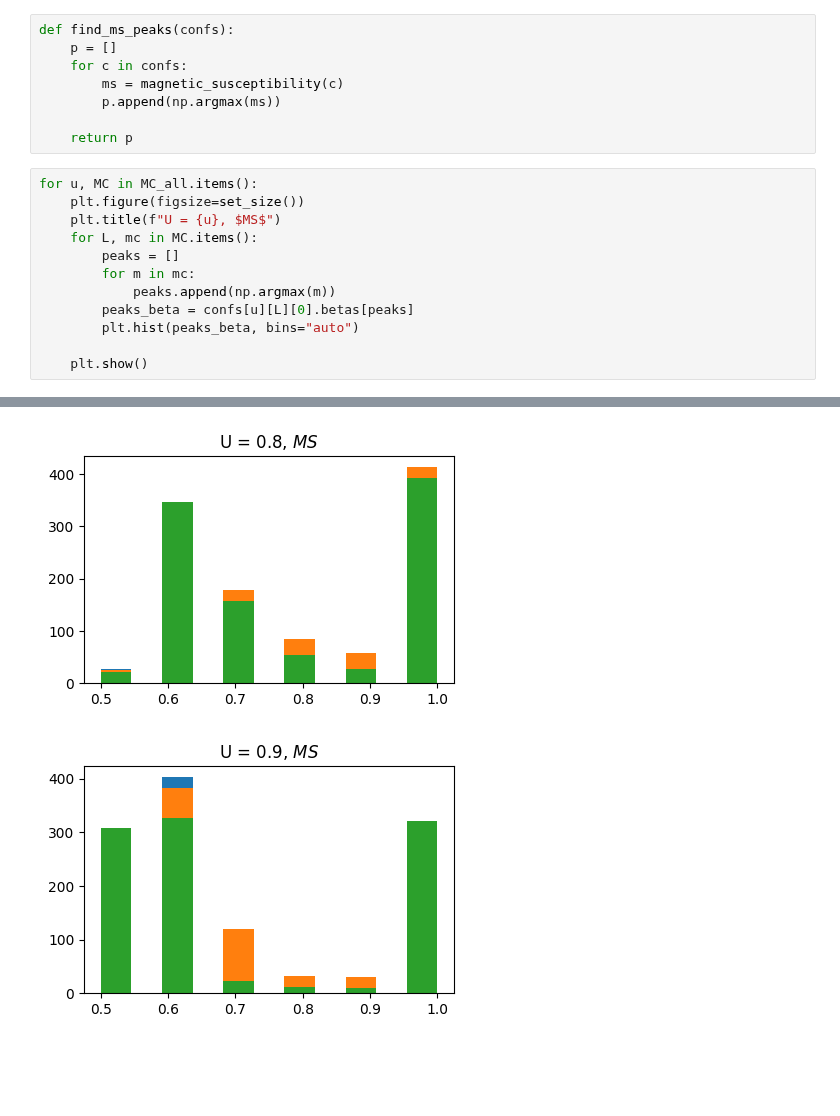
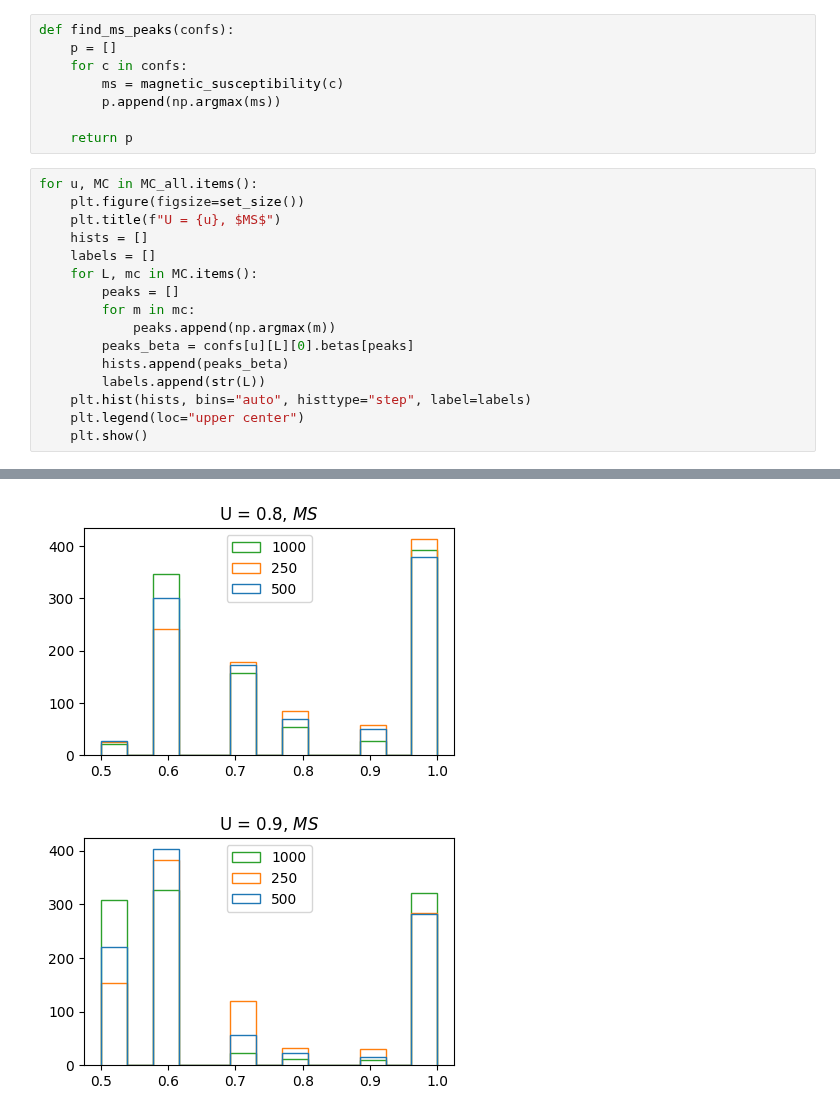
Before and after one commit to MoskalenkoRomanBorisovich/Ising-on-random-conformation, a Jupyter notebook: temperature_scaling.ipynb, the cells around one changed output, grey strips where cells are left out. Cells and saved outputs as stored; diff of their text form; blank space fills up the shorter version.

```diff
--- a/temperature_scaling.ipynb
+++ b/temperature_scaling.ipynb
@@ -111,12 +111,16 @@ def find_ms_peaks(confs):
 for u, MC in MC_all.items():
     plt.figure(figsize=set_size())
     plt.title(f"U = {u}, $MS$")
+    hists = []
+    labels = []
     for L, mc in MC.items():
         peaks = []
         for m in mc:
             peaks.append(np.argmax(m))
         peaks_beta = confs[u][L][0].betas[peaks]
-        plt.hist(peaks_beta, bins="auto")
-
+        hists.append(peaks_beta)
+        labels.append(str(L))
+    plt.hist(hists, bins="auto", histtype="step", label=labels)
+    plt.legend(loc="upper center")
     plt.show()
 # %% [output]
@@ -130,2 +134,2 @@ for u, MC in MC_all.items():
-[figure, old version]
+[figure, new version]
-[figure, old version]
+[figure, new version]
```
Also changed, not shown: parts of 1 cell of this notebook, 1 other file.
